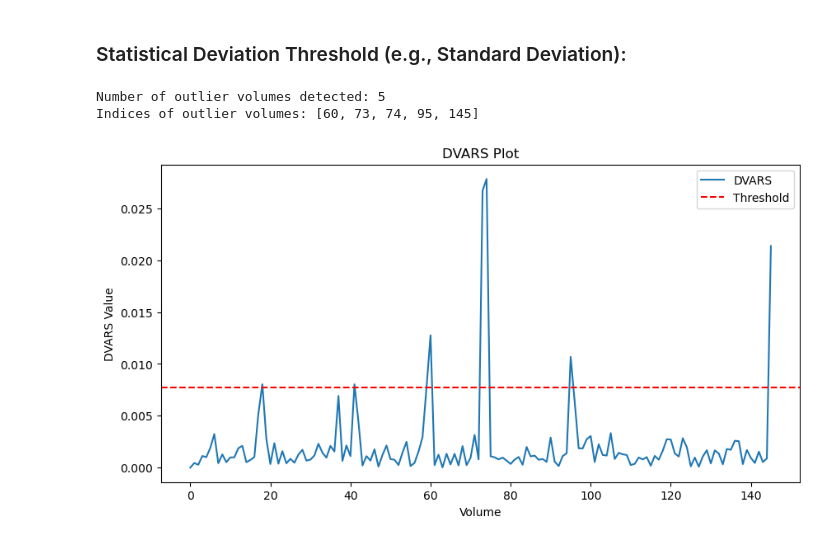
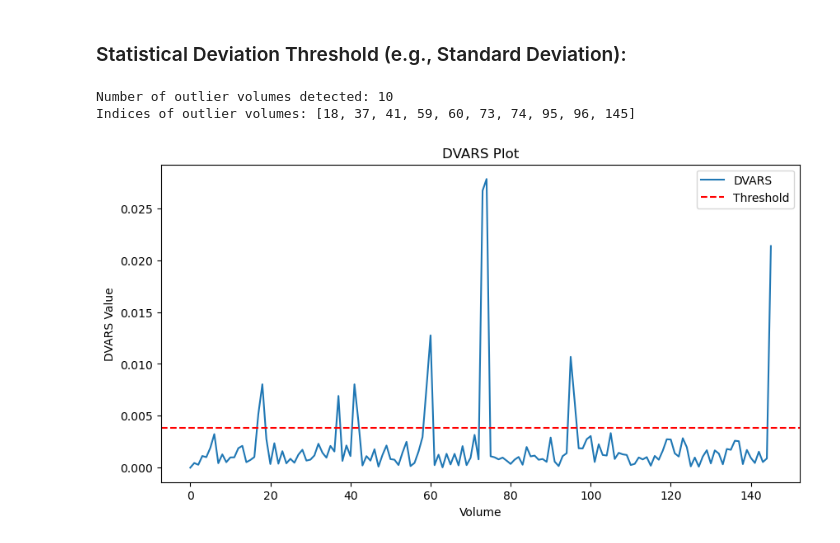
Before and after one commit to claireFriedrich/NSSP, a Jupyter notebook: MiniProject1.ipynb, the cells around one changed output. Drawn from its saved outputs; the diff is of its cells as text; code cells hidden in the pictures.

```diff
--- a/MiniProject1.ipynb
+++ b/MiniProject1.ipynb
@@ -441,7 +441,7 @@ for i, fd_data in enumerate(fd_data_list):
     ax.set_xlim([0, 150])
     ax.set_ylabel('FD displacement (mm)')
     ax.hlines(threshold, 0, len(fd_data), colors='black', linestyles='dashed', label='FD threshold')
-    ax.set_title("run %i" %i)
+    ax.set_title("run %i" %(i+1))
     ax.legend()
 
 plt.tight_layout()
@@ -877,29 +881,29 @@ plt.show()
 # %%
 # Calculate mean and standard deviation of DVARS values
 mean_dvars = np.mean(dvars_values)
 std_dvars = np.std(dvars_values)
 
 # Define a threshold as a multiple of the standard deviation (e.g., 2 times the standard deviation)
-threshold = 2.0 * std_dvars
+threshold = std_dvars
 
 # Identify outlier volumes based on the threshold
 outlier_volumes = [i for i, dvars in enumerate(dvars_values) if dvars > (mean_dvars + threshold)]
 
 
 print(f"Number of outlier volumes detected: {len(outlier_volumes)}")
 print(f"Indices of outlier volumes: {outlier_volumes}")
 
 # Plot DVARS values
 plt.figure(figsize=(10, 5))
 plt.plot(dvars_values, label="DVARS")
 plt.axhline(y=threshold, color='r', linestyle='--', label="Threshold")
 plt.xlabel("Volume")
 plt.ylabel("DVARS Value")
 plt.title("DVARS Plot")
 plt.legend()
 plt.savefig(plot_save_file)
 plt.show()
 # %% [output]
-Number of outlier volumes detected: 5
-Indices of outlier volumes: [60, 73, 74, 95, 145]
+Number of outlier volumes detected: 10
+Indices of outlier volumes: [18, 37, 41, 59, 60, 73, 74, 95, 96, 145]
-[figure, old version]
+[figure, new version]
```
Also changed, not shown: parts of 13 cells of this notebook, 1 other file.
